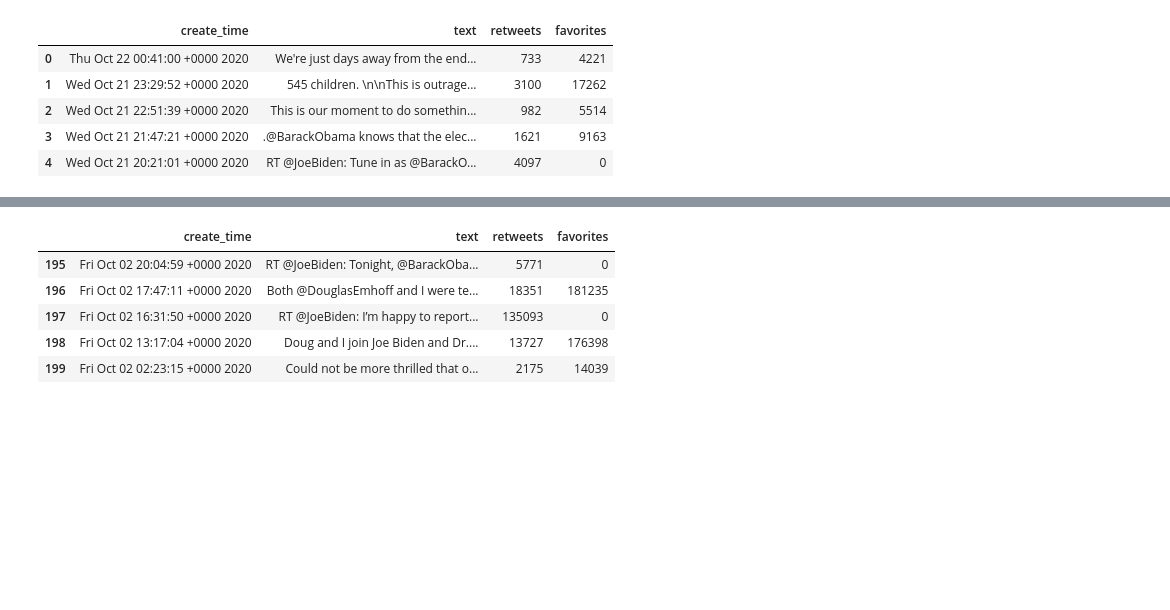
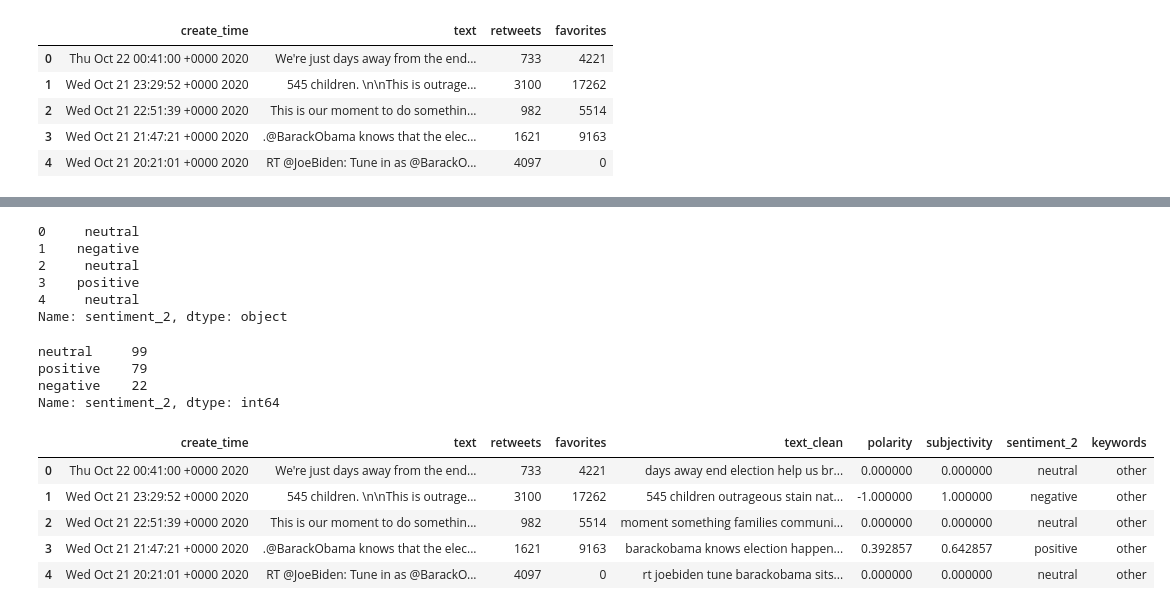
Before and after one commit to mibra004/political_predication, a Jupyter notebook: trend_predicition.ipynb, the cells around one changed output, grey strips where cells are left out. Saved outputs shown, nothing was run; the diff lists cells and outputs as text; code cells hidden in the pictures; blank space fills up the shorter version.

```diff
--- a/trend_predicition.ipynb
+++ b/trend_predicition.ipynb
@@ -43,0 +66,23 @@ df_harris.head()
+# %%
+import string
+
+
+stop_words = set(stopwords.words('english'))
+
+def text_cleanup(c):
+    clean_unesc = html.unescape(re.sub(r"http\S+", "", re.sub('\n+', ' ', c)))
+    clean_noemoji = clean_unesc.encode('ascii', 'ignore').decode('ascii')
+    wt = word_tokenize(clean_noemoji.lower())
+    wt_filt = [w for w in wt if (w not in stop_words) and (w not in string.punctuation) and (w.isalnum())]
+    return ' '.join(wt_filt)
+
+def sentim_polarity(s):
+    return TextBlob(s).sentiment.polarity
+
+def sentim_subject(s):
+    return TextBlob(s).sentiment.subjectivity
+# %%
+df_harris['text_clean'] = df_harris['text'].apply(text_cleanup)
+df_harris['polarity'] = df_harris['text_clean'].apply(sentim_polarity)
+df_harris['subjectivity'] = df_harris['text_clean'].apply(sentim_subject)
+df_harris
@@ -44,9 +190,33 @@ df_harris.head()
+# %%
+def analyze_sentiment(text):
+    blob = TextBlob(text)
+    return "positive" if blob.sentiment.polarity > 0 else "negative" if blob.sentiment.polarity < 0 else "neutral"
+
+df_harris['sentiment_2'] = df_harris['text_clean'].apply(analyze_sentiment)
+# %%
+df_harris['sentiment_2'].head()
+# %% [output]
+0     neutral
+1    negative
+2     neutral
+3    positive
+4     neutral
+Name: sentiment_2, dtype: object
+# %%
+df_harris['keywords'] = df_harris['text_clean'].apply(lambda x: "policy" if "policy" in x else "other")
+# %%
+df_harris['sentiment_2'].value_counts()
+# %% [output]
+neutral     99
+positive    79
+negative    22
+Name: sentiment_2, dtype: int64
 # %%
-df_harris.tail()
+df_harris.head()
 # %% [output]
-|  | create_time | text | retweets | favorites |
-| 195 | Fri Oct 02 20:04:59 +0000 2020 | RT @JoeBiden: Tonight, @BarackOba... | 5771 | 0 |
-| 196 | Fri Oct 02 17:47:11 +0000 2020 | Both @DouglasEmhoff and I were te... | 18351 | 181235 |
-| 197 | Fri Oct 02 16:31:50 +0000 2020 | RT @JoeBiden: I’m happy to report... | 135093 | 0 |
-| 198 | Fri Oct 02 13:17:04 +0000 2020 | Doug and I join Joe Biden and Dr.... | 13727 | 176398 |
-| 199 | Fri Oct 02 02:23:15 +0000 2020 | Could not be more thrilled that o... | 2175 | 14039 |
+|  | create_time | text | retweets | favorites | text_clean | polarity | subjectivity | sentiment_2 | keywords |
+| 0 | Thu Oct 22 00:41:00 +0000 2020 | We're just days away from the end... | 733 | 4221 | days away end election help us br... | 0.000000 | 0.000000 | neutral | other |
+| 1 | Wed Oct 21 23:29:52 +0000 2020 | 545 children. \n\nThis is outrage... | 3100 | 17262 | 545 children outrageous stain nat... | -1.000000 | 1.000000 | negative | other |
+| 2 | Wed Oct 21 22:51:39 +0000 2020 | This is our moment to do somethin... | 982 | 5514 | moment something families communi... | 0.000000 | 0.000000 | neutral | other |
+| 3 | Wed Oct 21 21:47:21 +0000 2020 | .@BarackObama knows that the elec... | 1621 | 9163 | barackobama knows election happen... | 0.392857 | 0.642857 | positive | other |
+| 4 | Wed Oct 21 20:21:01 +0000 2020 | RT @JoeBiden: Tune in as @BarackO... | 4097 | 0 | rt joebiden tune barackobama sits... | 0.000000 | 0.000000 | neutral | other |
```
Also changed, not shown: parts of 12 cells of this notebook.
